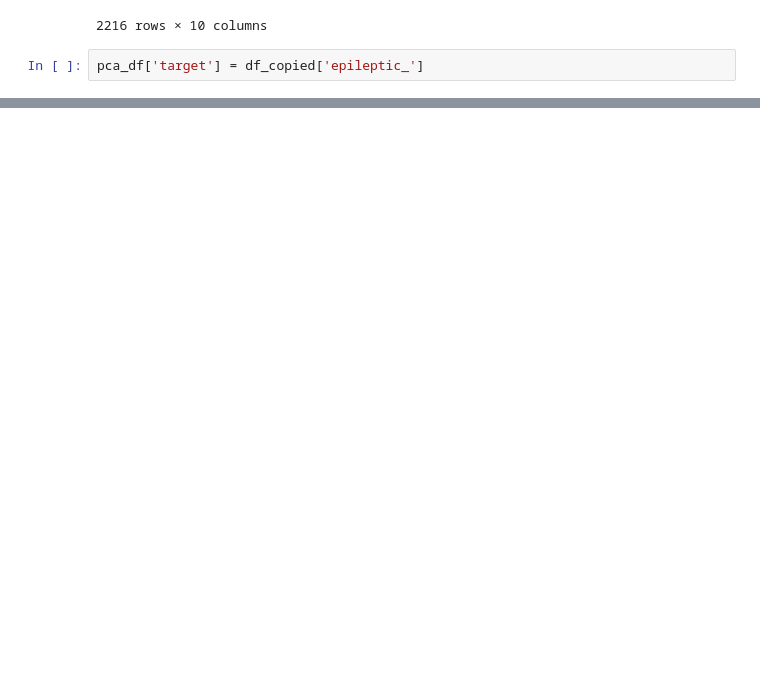
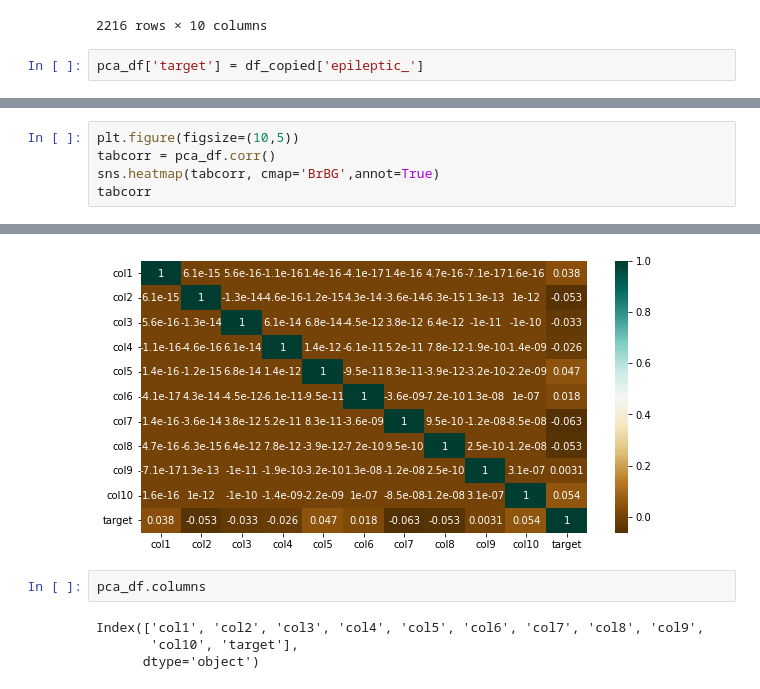
Before and after one commit to mohmaed7777/epilepsy-detection, a Jupyter notebook: Epilepsy_Detection_Using_EEG_Signals.ipynb, the cells around one changed output, grey strips where cells are left out. Cells and saved outputs as stored; diff of their text form; blank space fills up the shorter version.

```diff
--- a/Epilepsy_Detection_Using_EEG_Signals.ipynb
+++ b/Epilepsy_Detection_Using_EEG_Signals.ipynb
@@ -257,0 +292,6 @@ pca_df
+# %%
+plt.figure(figsize=(10,5))
+tabcorr = pca_df.corr()
+sns.heatmap(tabcorr, cmap='BrBG',annot=True)
+tabcorr
+# %% [output]
@@ -257,0 +310,7 @@ pca_df
+[figure, added]
+# %%
+pca_df.columns
+# %% [output]
+Index(['col1', 'col2', 'col3', 'col4', 'col5', 'col6', 'col7', 'col8', 'col9',
+       'col10', 'target'],
+      dtype='object')
```
Also changed, not shown: parts of 30 cells of this notebook.
